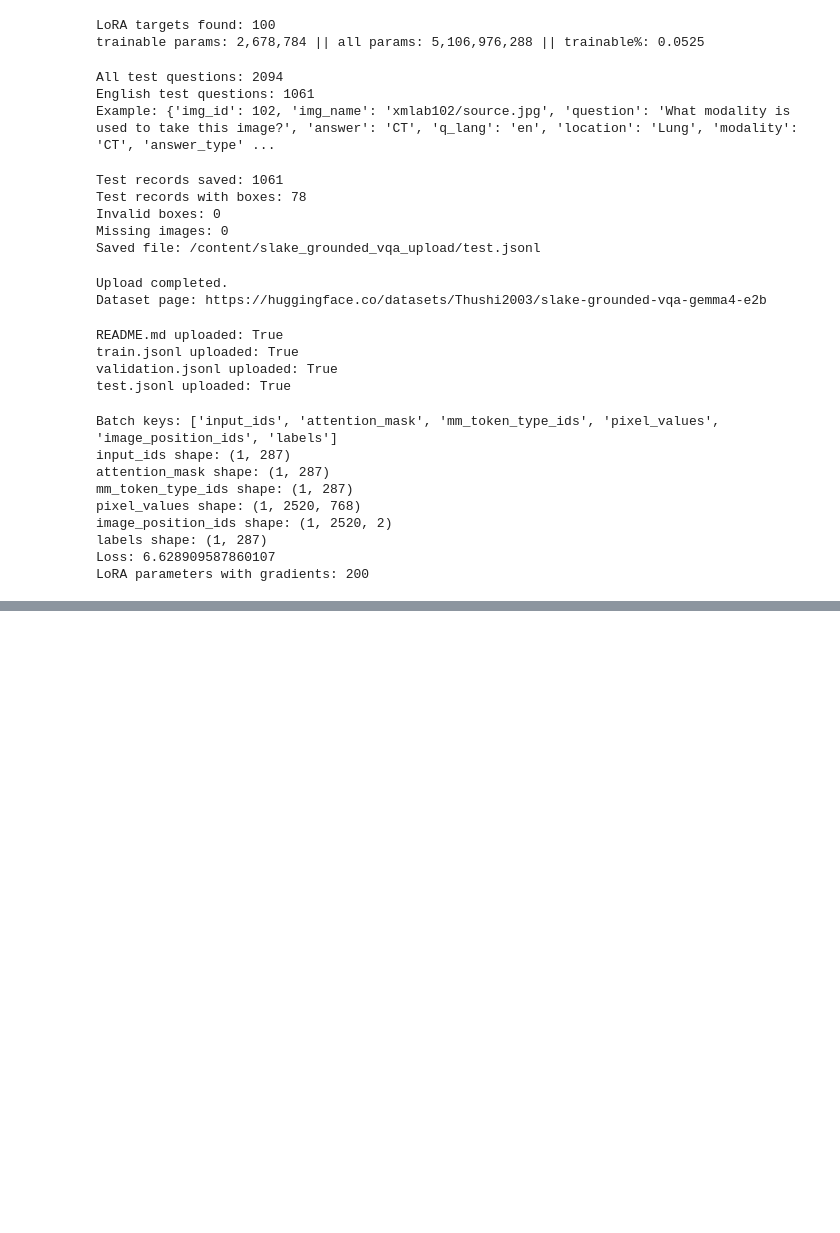
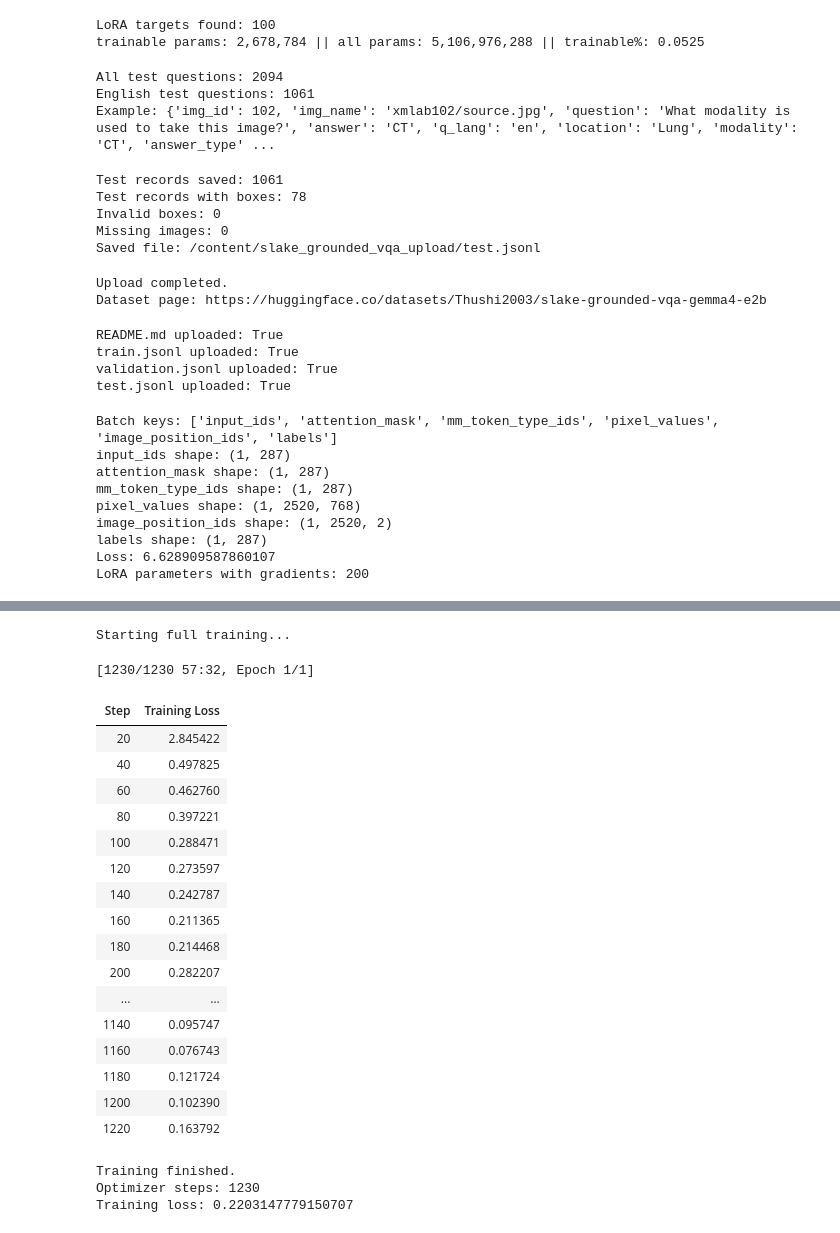
Before and after one commit to Thushi404/grounded-med-vqa-gemma4-slake, a Jupyter notebook: notebooks/grounded-med-vqa-gemma4-slake.ipynb, the cells around one changed output, grey strips where cells are left out. Drawn from its saved outputs; the diff is of its cells as text; code cells hidden in the pictures; blank space fills up the shorter version.

Commit message:
feat(notebook): add pilot and full training workflows

```diff
--- a/notebooks/grounded-med-vqa-gemma4-slake.ipynb
+++ b/notebooks/grounded-med-vqa-gemma4-slake.ipynb
@@ -3487,0 +3524,9 @@ LoRA parameters with gradients: 200
+# %%
+trainer.args.max_steps = 5
+trainer.args.logging_steps = 1
+
+train_result = trainer.train()
+
+print("Pilot completed.")
+print("Optimizer steps:", trainer.state.global_step)
+print("Training loss:", train_result.training_loss)
@@ -3487,0 +3544,59 @@ LoRA parameters with gradients: 200
+# %%
+from transformers import Trainer, TrainingArguments
+
+model = trainer.model
+model.config.use_cache = False
+
+training_args = TrainingArguments(
+    output_dir="/content/gemma4_slake_checkpoints",
+    per_device_train_batch_size=1,
+    gradient_accumulation_steps=4,
+    num_train_epochs=1,
+    max_steps=-1,
+    learning_rate=2e-4,
+    fp16=True,
+    logging_steps=20,
+    save_strategy="steps",
+    save_steps=200,
+    save_total_limit=2,
+    report_to="none",
+    remove_unused_columns=False,
+    dataloader_pin_memory=False,
+)
+
+trainer = Trainer(
+    model=model,
+    args=training_args,
+    train_dataset=training_examples,
+    data_collator=collate_vqa,
+)
+
+print("Starting full training...")
+train_result = trainer.train()
+
+print("Training finished.")
+print("Optimizer steps:", trainer.state.global_step)
+print("Training loss:", train_result.training_loss)
+# %% [output]
+Starting full training...
+[1230/1230 57:32, Epoch 1/1]
+| Step | Training Loss |
+| 20 | 2.845422 |
+| 40 | 0.497825 |
+| 60 | 0.462760 |
+| 80 | 0.397221 |
+| 100 | 0.288471 |
+| 120 | 0.273597 |
+| 140 | 0.242787 |
+| 160 | 0.211365 |
+| 180 | 0.214468 |
+| 200 | 0.282207 |
+| ... | ... |
+| 1140 | 0.095747 |
+| 1160 | 0.076743 |
+| 1180 | 0.121724 |
+| 1200 | 0.102390 |
+| 1220 | 0.163792 |
+Training finished.
+Optimizer steps: 1230
+Training loss: 0.2203147779150707
```
Also changed, not shown: parts of 2 cells of this notebook.
